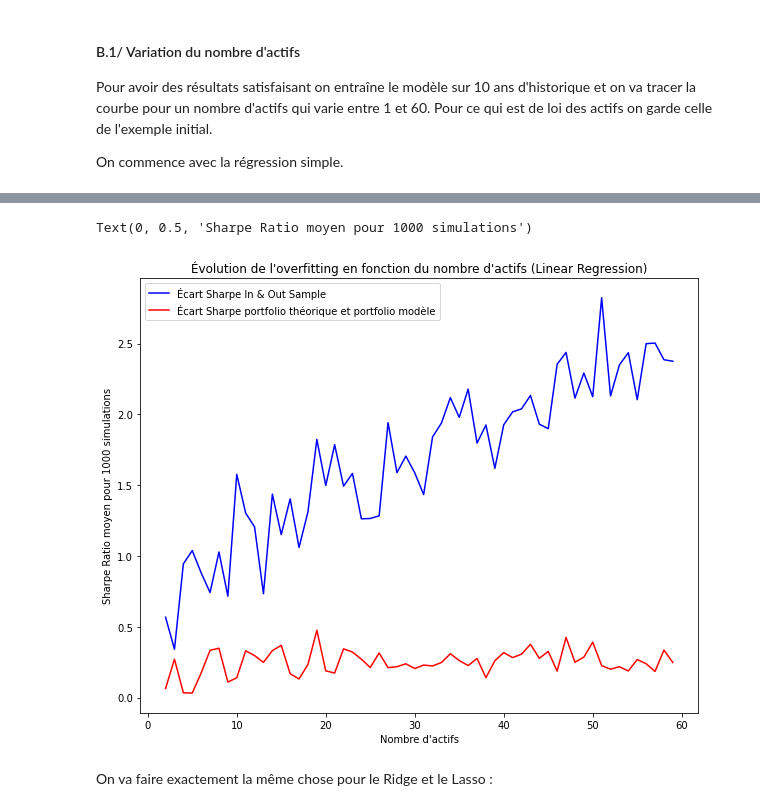
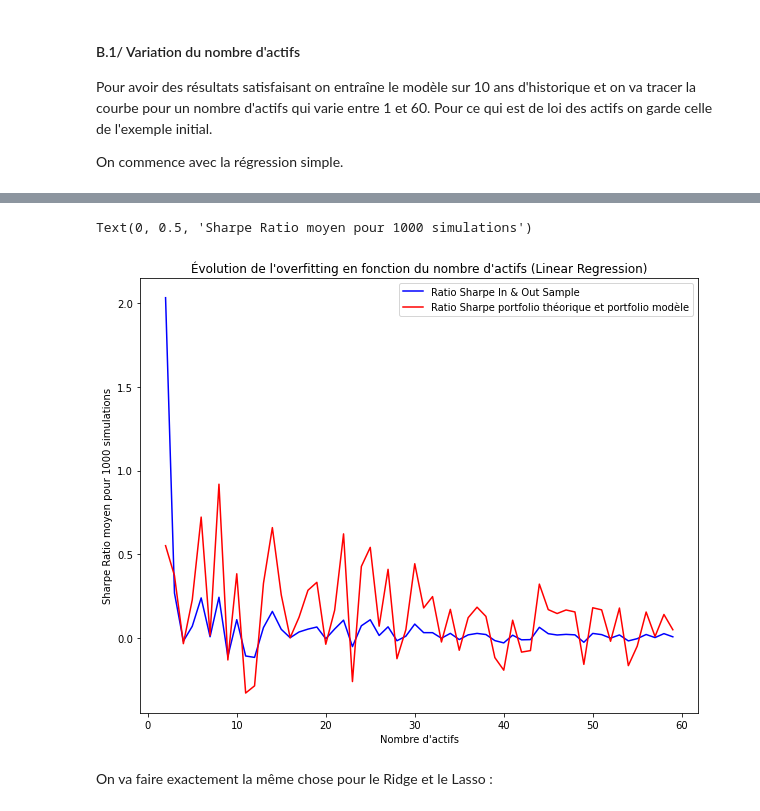
Before and after one commit to PyTomSss/StatApp_M1_ENSAE, a Jupyter notebook: Brouillon_Tom/Notebook_brouillon_Tom.ipynb, the cells around one changed output, grey strips where cells are left out. Saved outputs shown, nothing was run; the diff lists cells and outputs as text; code cells hidden in the pictures.

```diff
--- a/Brouillon_Tom/Notebook_brouillon_Tom.ipynb
+++ b/Brouillon_Tom/Notebook_brouillon_Tom.ipynb
@@ -728,16 +746,16 @@ Text(0, 0.5, 'Sharpe Ratio moyen pour 1000 simulations')
 # %%
 plt.figure(figsize=(10, 8))
 
-plt.plot(x, np.array(sharpe_in_sample_) - np.array(sharpes_mean), label = 'Écart Sharpe In & Out Sample', color = 'blue')
-plt.plot(x, np.array(sharpe_opti_theo) - np.array(sharpes_mean), label = 'Écart Sharpe portfolio théorique et portfolio modèle', color = 'red')
+plt.plot(x, np.array(sharpes_mean) / np.array(sharpe_in_sample_), label = 'Ratio Sharpe In & Out Sample', color = 'blue')
+plt.plot(x, np.array(sharpes_mean) / np.array(sharpe_opti_theo), label = 'Ratio Sharpe portfolio théorique et portfolio modèle', color = 'red')
 plt.legend()
 
 plt.title("Évolution de l'overfitting en fonction du nombre d'actifs (Linear Regression)")
 plt.xlabel("Nombre d'actifs")
 plt.ylabel('Sharpe Ratio moyen pour 1000 simulations')
 # %% [output]
 Text(0, 0.5, 'Sharpe Ratio moyen pour 1000 simulations')
-[figure, old version]
+[figure, new version]
 # %% [markdown]
 On va faire exactement la même chose pour le Ridge et le Lasso :
 # %%
```
Also changed, not shown: parts of 4 cells of this notebook, 1 other file.
